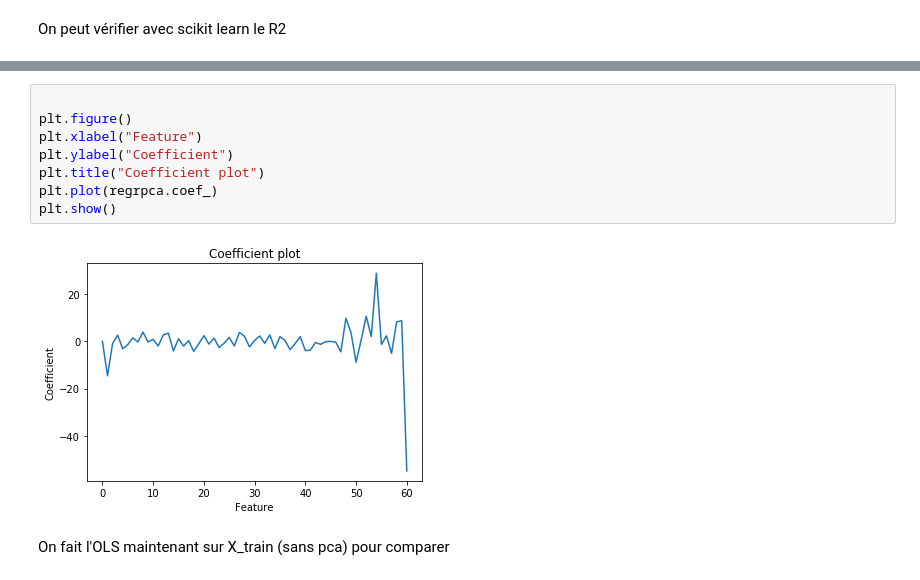
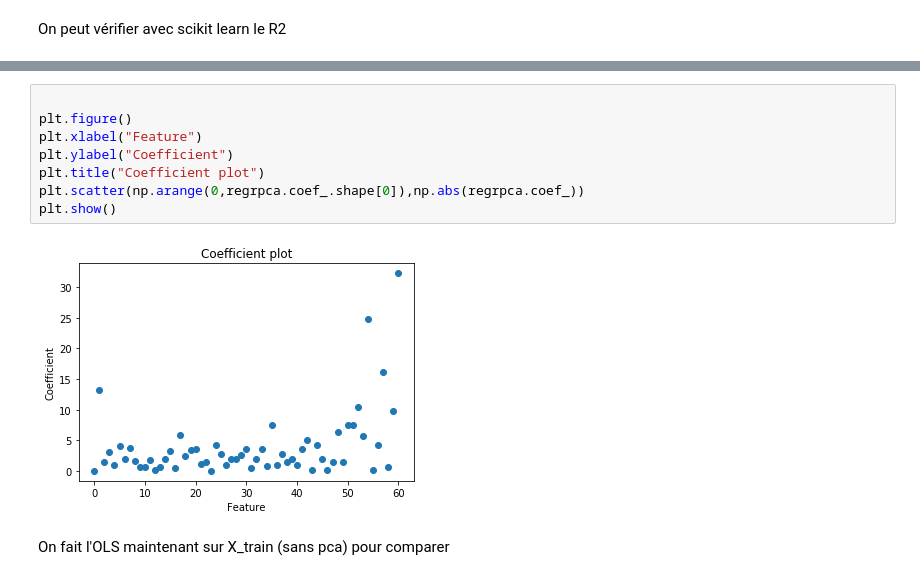
Before and after one commit to MSBigData2019/Guillaume_QUISPE, a Jupyter notebook: MDI720/tp3.ipynb, the cells around one changed output, grey strips where cells are left out. Saved outputs shown, nothing was run; the diff lists cells and outputs as text.

```diff
--- a/MDI720/tp3.ipynb
+++ b/MDI720/tp3.ipynb
@@ -196,13 +201,13 @@ print(regpca.score(XtestPca,y_test))
 # %%
 
 plt.figure()
 plt.xlabel("Feature")
 plt.ylabel("Coefficient")
 plt.title("Coefficient plot")
-plt.plot(regrpca.coef_)
+plt.scatter(np.arange(0,regrpca.coef_.shape[0]),np.abs(regrpca.coef_))
 plt.show()
 # %% [output]
-[figure, old version]
+[figure, new version]
 # %% [markdown]
 On fait l'OLS maintenant sur X_train (sans pca) pour comparer
 # %%
```
Also changed, not shown: parts of 71 cells of this notebook.
